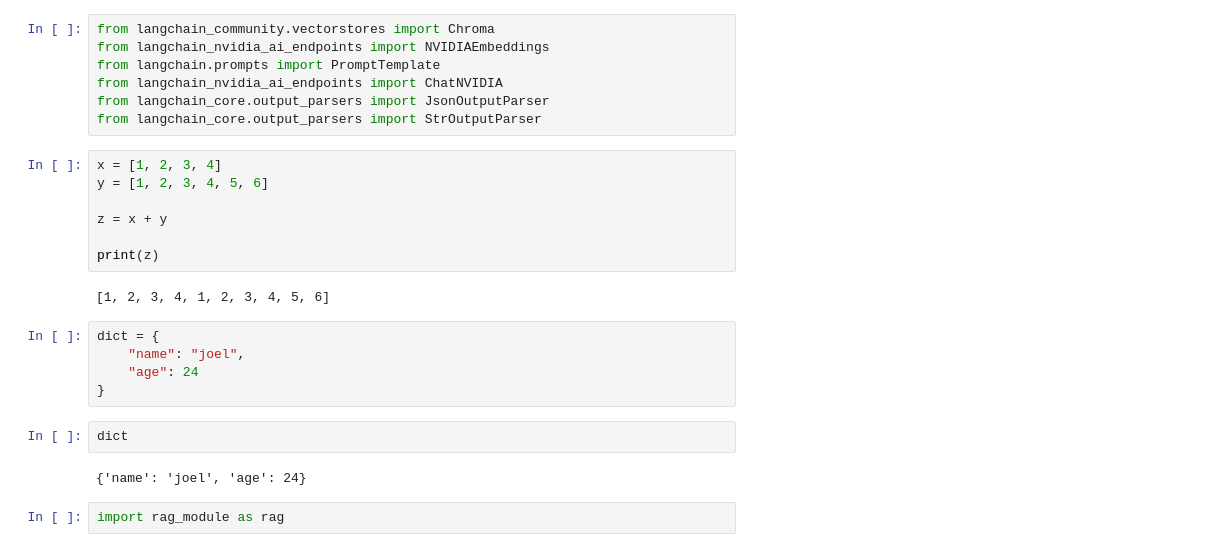
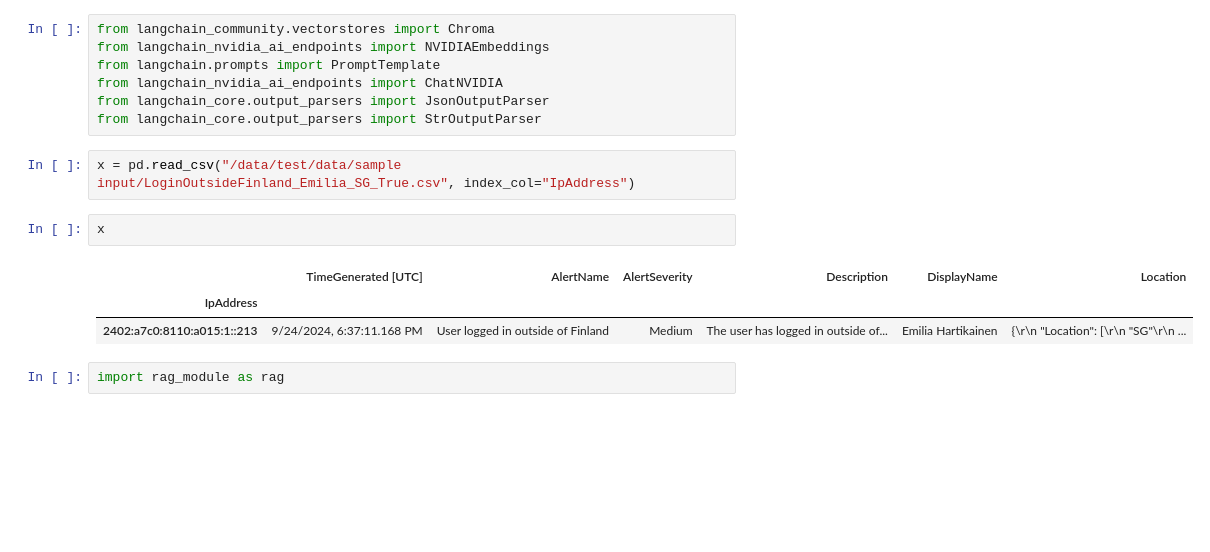
Before and after one commit to jkuhno/ragis, a Jupyter notebook: code/Untitled.ipynb, the cells around one changed output. Drawn from its saved outputs; the diff is of its cells as text; blank space fills up the shorter version.

```diff
--- a/code/Untitled.ipynb
+++ b/code/Untitled.ipynb
@@ -10,24 +10,14 @@ from langchain.prompts import PromptTemplate
 from langchain_nvidia_ai_endpoints import ChatNVIDIA
 from langchain_core.output_parsers import JsonOutputParser
 from langchain_core.output_parsers import StrOutputParser
-# %%
-x = [1, 2, 3, 4]
-y = [1, 2, 3, 4, 5, 6]
-
-z = x + y
-
-print(z)
-# %% [output]
-[1, 2, 3, 4, 1, 2, 3, 4, 5, 6]
 # %%
-dict = {
-    "name": "joel",
-    "age": 24
-}
+x = pd.read_csv("/data/test/data/sample input/LoginOutsideFinland_Emilia_SG_True.csv", index_col="IpAddress")
-# %%
-dict
-# %% [output]
-{'name': 'joel', 'age': 24}
+# %%
+x
+# %% [output]
+|  | TimeGenerated [UTC] | AlertName | AlertSeverity | Description | DisplayName | Location |
+| IpAddress |  |  |  |  |  |  |
+| 2402:a7c0:8110:a015:1::213 | 9/24/2024, 6:37:11.168 PM | User logged in outside of Finland | Medium | The user has logged in outside of... | Emilia Hartikainen | {\r\n "Location": [\r\n "SG"\r\n ... |
 # %%
 import rag_module as rag
 # %%
```
Also changed, not shown: 2 other files.
